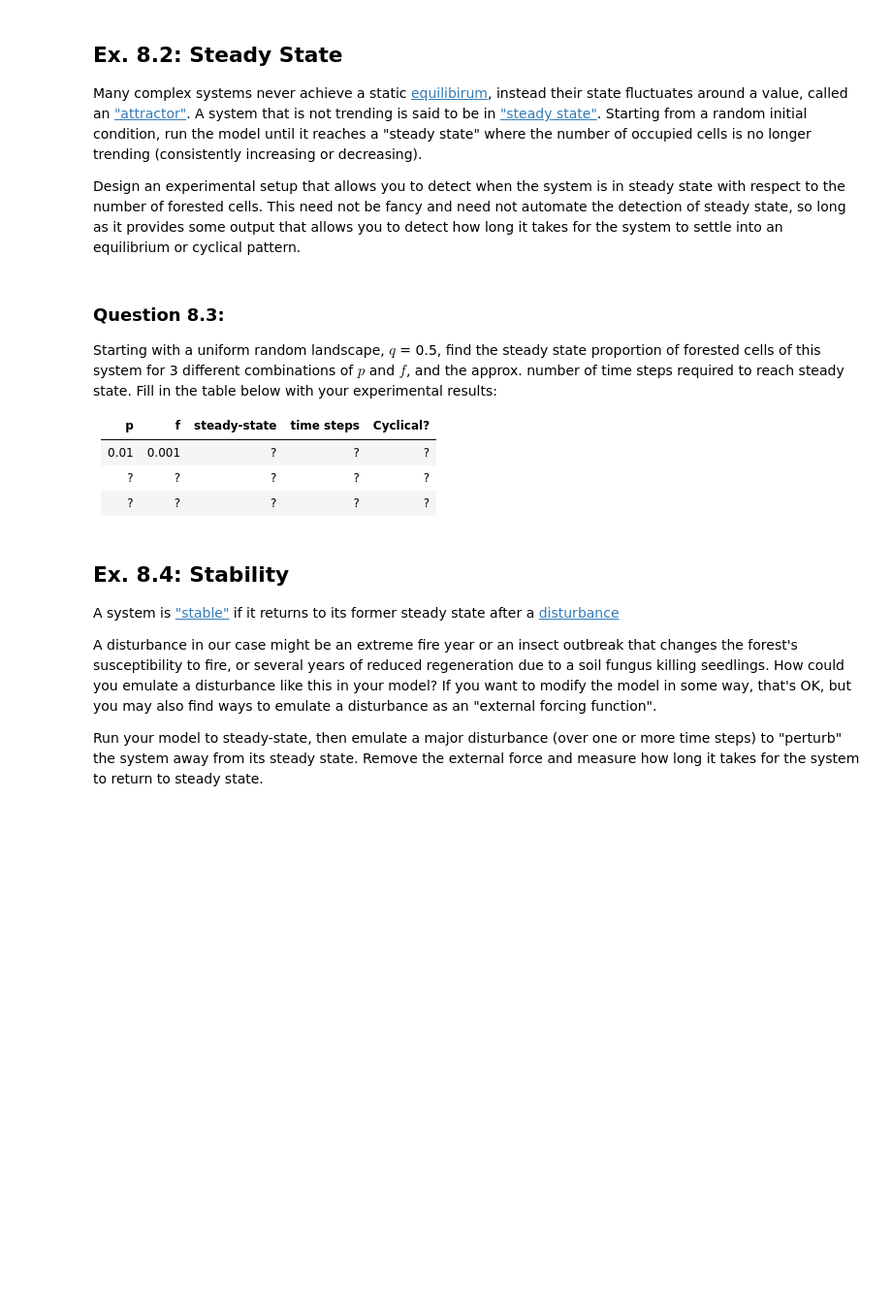
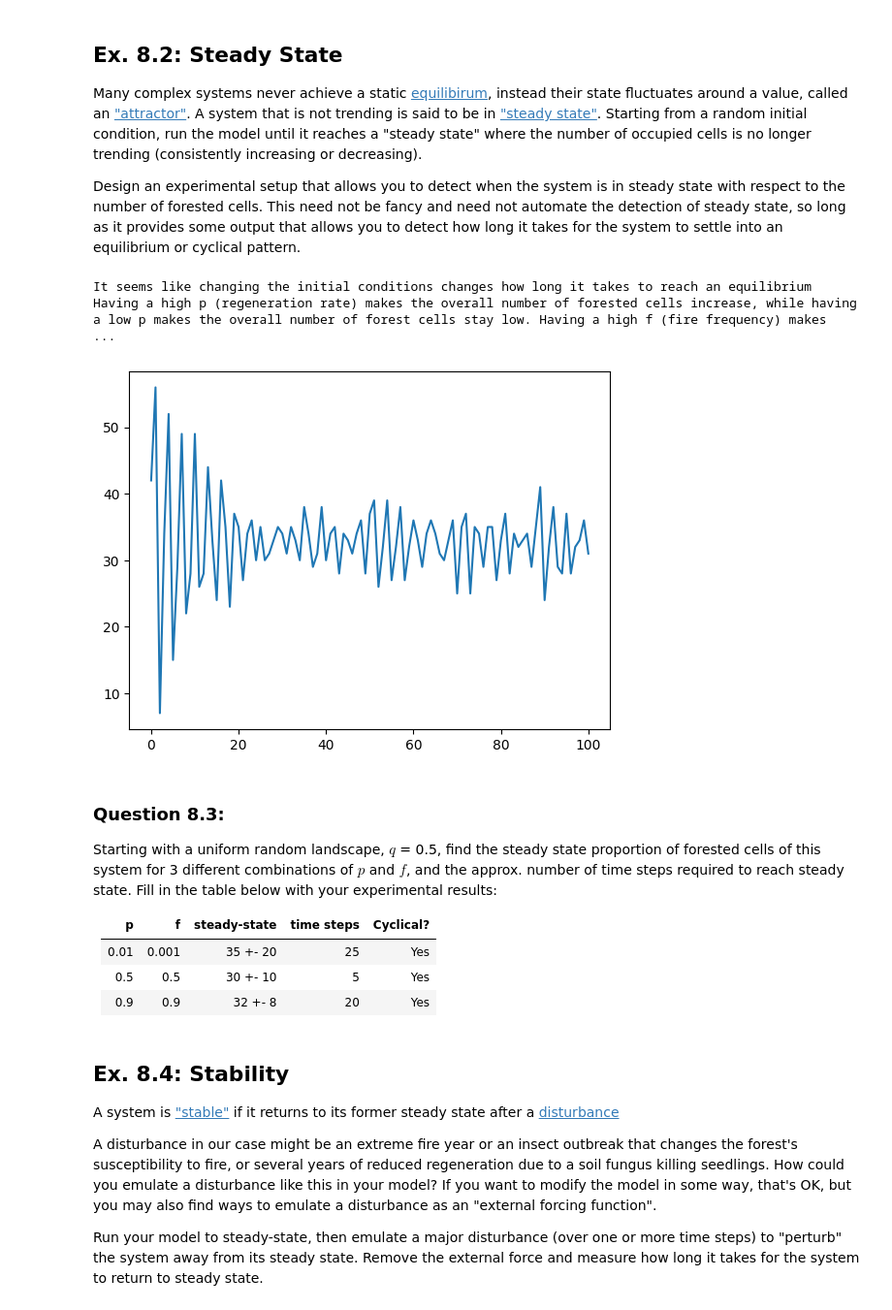
Before and after one commit to ChowWigglePuff/cap-comp215, a Jupyter notebook: labs/lab07-10-fire.ipynb, the cells around one changed output. Shown at 97% size. Cells and saved outputs as stored; diff of their text form; code cells hidden in the pictures; blank space fills up the shorter version.

```diff
--- a/labs/lab07-10-fire.ipynb
+++ b/labs/lab07-10-fire.ipynb
@@ -323,3 +319,20 @@ This need not be fancy and need not automate the detection of steady state, so l
+# %%
+# Ex. 8.2 here
+forest7 = ForestFire(10, p=0.9, f=0.9, q = 0.5)
+FF7list = []
+FF7list.append(forest7.num_occupied())
+for num in range(100):
+  forest7.step()
+  FF7list.append(forest7.num_occupied())
+plt.plot(FF7list)
+
+print("It seems like changing the initial conditions changes how long it takes to reach an equilibrium")
+
+print("Having a high p (regeneration rate) makes the overall number of forested cells increase, while having a low p makes the overall number of forest cells stay low. Having a high f (fire frequency) makes the overall number of forest cells fluxuate wildly, whereas a low f make it fluxuate much less.")
+# %% [output]
+It seems like changing the initial conditions changes how long it takes to reach an equilibrium
+Having a high p (regeneration rate) makes the overall number of forested cells increase, while having a low p makes the overall number of forest cells stay low. Having a high f (fire frequency) makes  ...
+[figure, added]
 # %% [markdown]
 ### Question 8.3:
 Starting with a uniform random landscape, $q$ = 0.5, find the steady state proportion of forested cells of this system for 3 different combinations of $p$ and $f$, and the approx. number of time steps required to reach steady state.
@@ -327,9 +340,9 @@ Fill in the table below with your experimental results:
 
 | p  | f   | steady-state | time steps | Cyclical? |
 |----|-----|--------------|------------|-----------|
-| 0.01 | 0.001 | ?        | ?          | ?         |
-| ?  | ?   | ?            | ?          | ?         |
-| ?  | ?   | ?            | ?          | ?         |
+| 0.01 | 0.001 | 35 +- 20    | 25          | Yes         |
+| 0.5  | 0.5   | 30 +- 10            | 5          | Yes         |
+| 0.9  | 0.9   | 32 +- 8            | 20          | Yes         |
 # %% [markdown]
 ## Ex. 8.4: Stability
 A system is ["stable"](https://en.wikipedia.org/wiki/Ecological_stability) if it returns to its former steady state after a [disturbance](https://en.wikipedia.org/wiki/Disturbance_(ecology))
```
Also changed, not shown: parts of 2 cells of this notebook.
